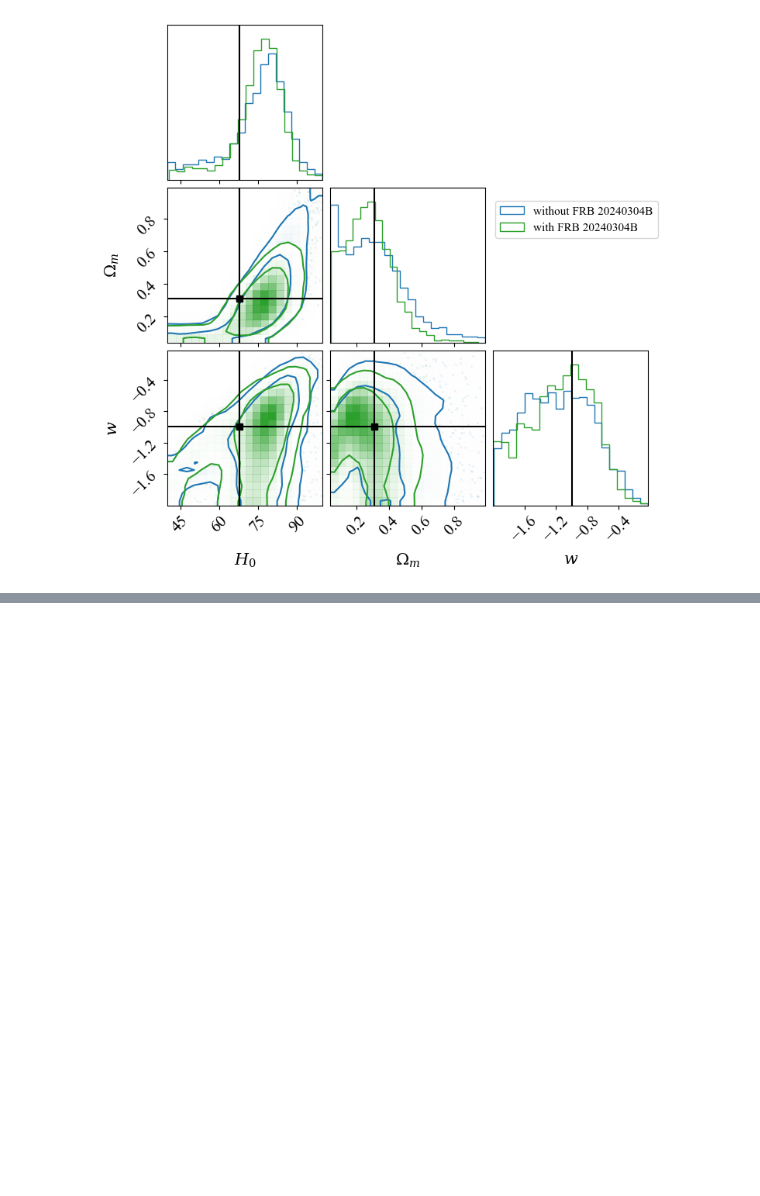
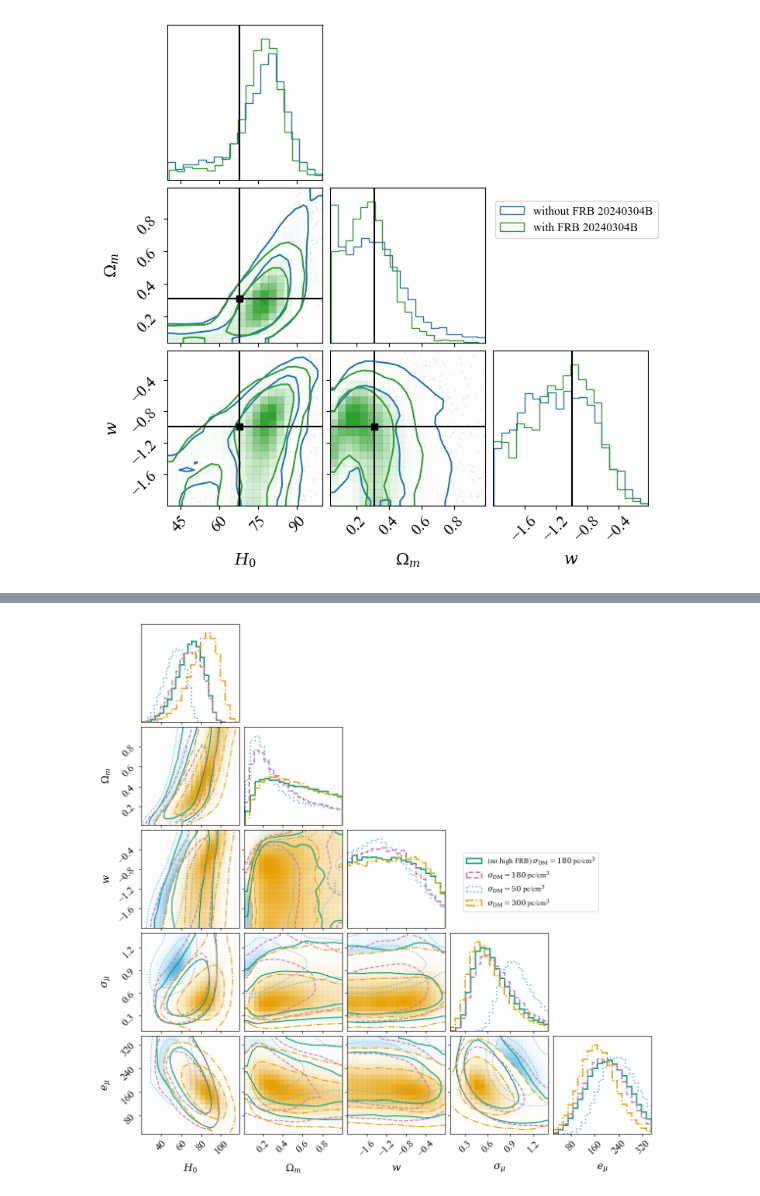
Before and after one commit to MariosNT/DM_cosmic_Pade, a Jupyter notebook: Notebooks/MCMC_observations.ipynb, the cells around one changed output, grey strips where cells are left out. Cells and saved outputs as stored; diff of their text form; code cells hidden in the pictures; blank space fills up the shorter version.

```diff
--- a/Notebooks/MCMC_observations.ipynb
+++ b/Notebooks/MCMC_observations.ipynb
@@ -111,0 +126,3 @@ samples_PD_pdf_host_lowZ, flat_samples_PD_pdf_host_lowZ = run_mcmc_analysis_pdf_
+# %%
+samples_PD_pdf_host_s300, flat_samples_PD_pdf_host_s300, tau_max_s300 =\
+run_mcmc_analysis_pdf_host(np.array(frb_data_cut['z']), np.array(frb_data_cut['DM_ext(ne2001)']), 300, log_probability_frb_Pade_pdf_host, DATA_PATH, N_samples=15000)
@@ -274,0 +320,48 @@ plt.show()
+# %%
+labels = [r"$H_0$", r"$\Omega_m$", r"$w$", r"$\sigma_\mu$", r"$e_\mu$"]
+
+GREEN, ORANGE, BLUE, PURPLE = "#009E73", "#E69F00", "#56B4E9", "#CC79A7"
+
+fig = corner.corner(
+    flat_samples_PD_pdf_host_lowZ, labels=labels, color=GREEN,\
+    hist_kwargs=dict(linestyle="-", linewidth=2.0),\
+    contour_kwargs=dict(linestyles="-", linewidths=1.5),\
+    plot_datapoints=False,\
+    smooth=True, label_kwargs={"fontsize": 15}, levels=(0.68, 0.95)
+)
+
+corner.corner(
+    flat_samples_PD_pdf_host,  fig=fig, color=PURPLE,\
+    hist_kwargs=dict(linestyle="--", linewidth=2.0),\
+    contour_kwargs=dict(linestyles="--", linewidths=1.5),\
+    plot_datapoints=False,\
+    smooth=True, levels=(0.68, 0.95)
+)
+
+corner.corner(
+    flat_samples_PD_pdf_host_s50, fig=fig,\
+    hist_kwargs=dict(linestyle=":", linewidth=2.0),\
+    contour_kwargs=dict(linestyles=":", linewidths=1.5),\
+    plot_datapoints=False,\
+    levels=(0.68, 0.95), color=BLUE, smooth=True
+)
+
+corner.corner(
+    flat_samples_PD_pdf_host_s300, fig=fig,\
+    hist_kwargs=dict(linestyle="-.", linewidth=2.0),\
+    contour_kwargs=dict(linestyles="-.", linewidths=1.5),\
+    plot_datapoints=False,\
+    levels=(0.68, 0.95), color=ORANGE, smooth=True
+);
+
+for ax in fig.get_axes():
+    ax.tick_params(axis='both', labelsize=15)
+
+plt.legend([r"(no high FRB) $\sigma_{\rm DM} = 180$ pc/cm$^3$", r"$\sigma_{\rm DM} = 180$ pc/cm$^3$", r"$\sigma_{\rm DM} = 50$ pc/cm$^3$", r"$\sigma_{\rm DM} = 300$ pc/cm$^3$"], loc='upper right', bbox_to_anchor=(-0.5, 1.9, 1, 1), fontsize=11)
+
+if SAVE_FIG:
+    fig.savefig("./Obs_study_figures_data/corner_4datasets_extreme_SDs.pdf", bbox_inches="tight")
+
+plt.show()
+# %% [output]
+[figure, added]
```
Also changed, not shown: parts of 47 cells of this notebook, 3 other files.
